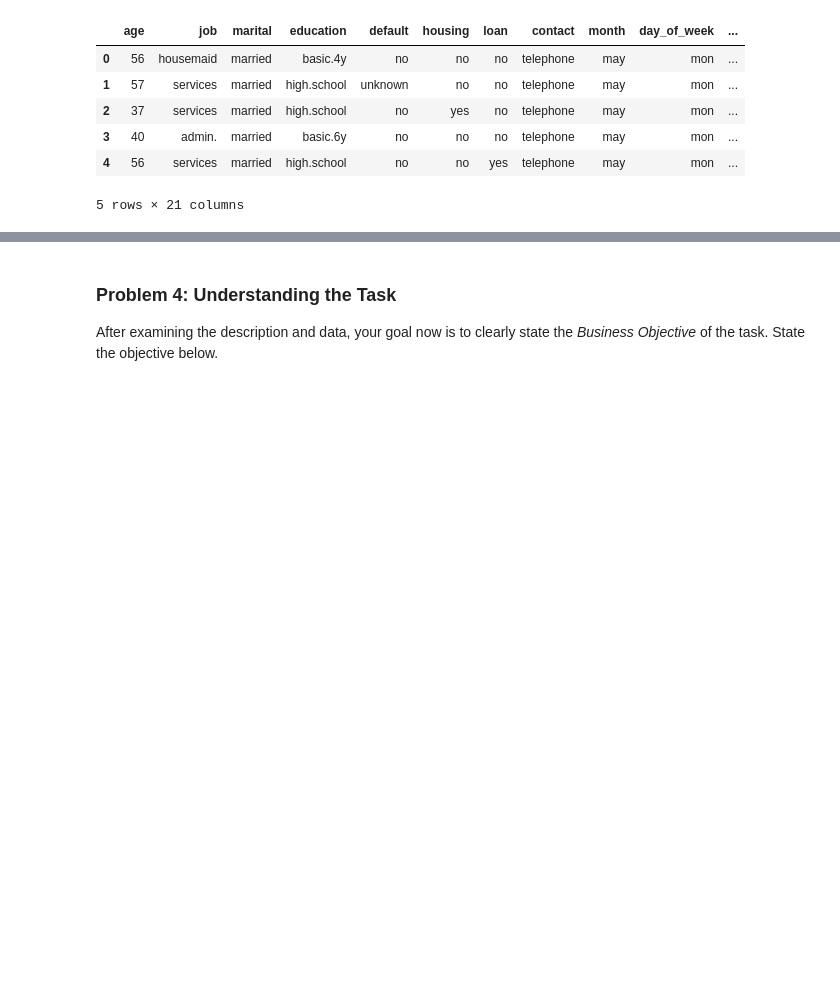
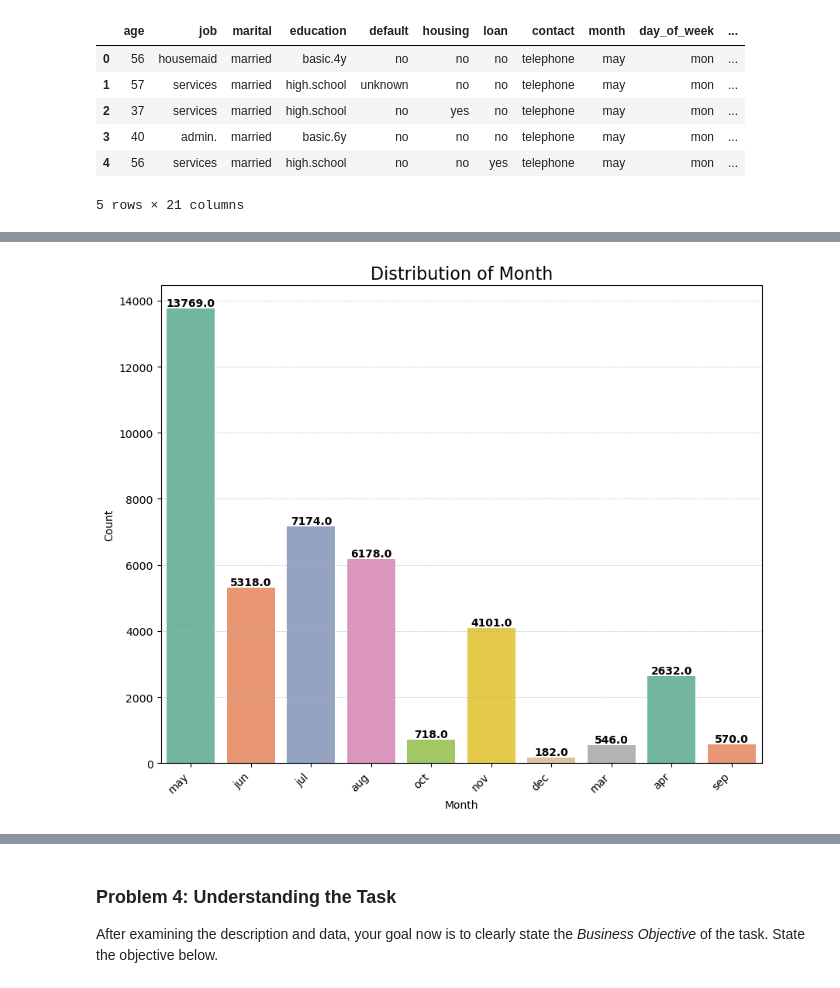
Before and after one commit to christianfajardo/ML_AI_PracticalApplication_3, a Jupyter notebook: prompt_III.ipynb, the cells around one changed output, grey strips where cells are left out. Saved outputs shown, nothing was run; the diff lists cells and outputs as text; code cells hidden in the pictures; blank space fills up the shorter version.

```diff
--- a/prompt_III.ipynb
+++ b/prompt_III.ipynb
@@ -152,0 +194,4 @@ df.head()
+# %%
+plot_values('month', df)
+# %% [output]
+[figure, added]
```
Also changed, not shown: parts of 12 cells of this notebook.
